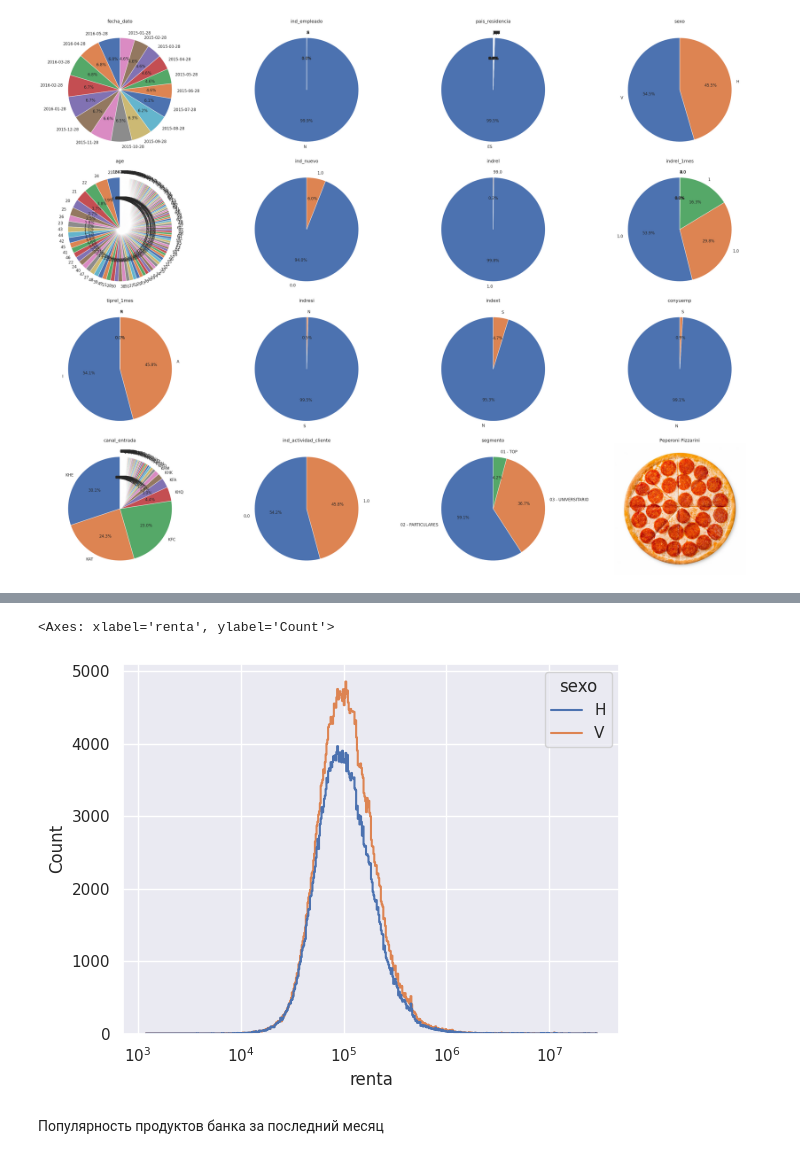
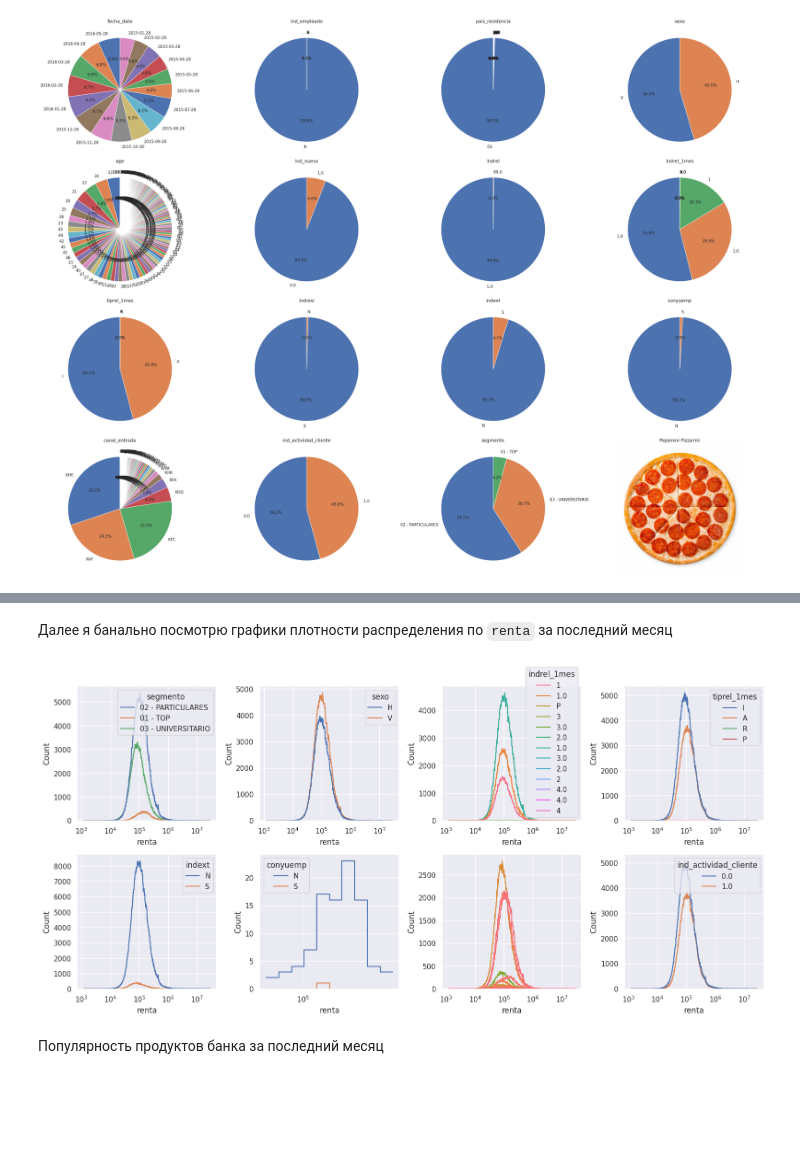
Before and after one commit to AkilovM/mle-pr-final, a Jupyter notebook: Exploratory_Data_Analysis.ipynb, the cells around one changed output, grey strips where cells are left out. Saved outputs shown, nothing was run; the diff lists cells and outputs as text; code cells hidden in the pictures; blank space fills up the shorter version.

```diff
--- a/Exploratory_Data_Analysis.ipynb
+++ b/Exploratory_Data_Analysis.ipynb
@@ -11,6 +12,11 @@ import matplotlib.pyplot as plt
 sns.set(color_codes=True)
 
 df = pd.read_csv('dataset/train_ver2.csv')
+
+# сразу исключаем столбец tipodom (в нём везде 1.0 как выяснилось ниже)
+df = df.drop(['tipodom'], axis=1)
+
+df_last_month = df[df['fecha_dato'] == "2016-05-28"]
 # %% [markdown]
 Копирую сюда информацию о датасете:
 
@@ -194,8 +274,24 @@ sns.histplot(data=df_last_month, x='renta', hue='segmento', log_scale=10, elemen
-# %%
-sns.histplot(data=df_last_month, x='renta', hue='sexo', log_scale=10, element='step', fill=False, common_norm=False)
-# %% [output]
-<Axes: xlabel='renta', ylabel='Count'>
-[figure, removed]
+# %% [markdown]
+Далее я банально посмотрю графики плотности распределения по `renta` за последний месяц
+# %%
+fig, axes = plt.subplots(nrows=2, ncols=4, figsize=(16, 8))
+
+for i, col in enumerate([
+    'segmento',
+    'sexo',
+    'indrel_1mes',
+    'tiprel_1mes',
+    'indext',
+    'conyuemp',
+    'canal_entrada',
+    'ind_actividad_cliente',
+    ]):
+    sns.histplot(data=df_last_month, x='renta', hue=col, log_scale=10, element='step', fill=False, common_norm=False, ax=axes.flat[i], legend=(col != 'canal_entrada'))
+
+plt.tight_layout()
+plt.show()
+# %% [output]
+[figure, added]
 # %% [markdown]
 Популярность продуктов банка за последний месяц
 # %%
```
Also changed, not shown: parts of 18 cells of this notebook, 1 other file.
